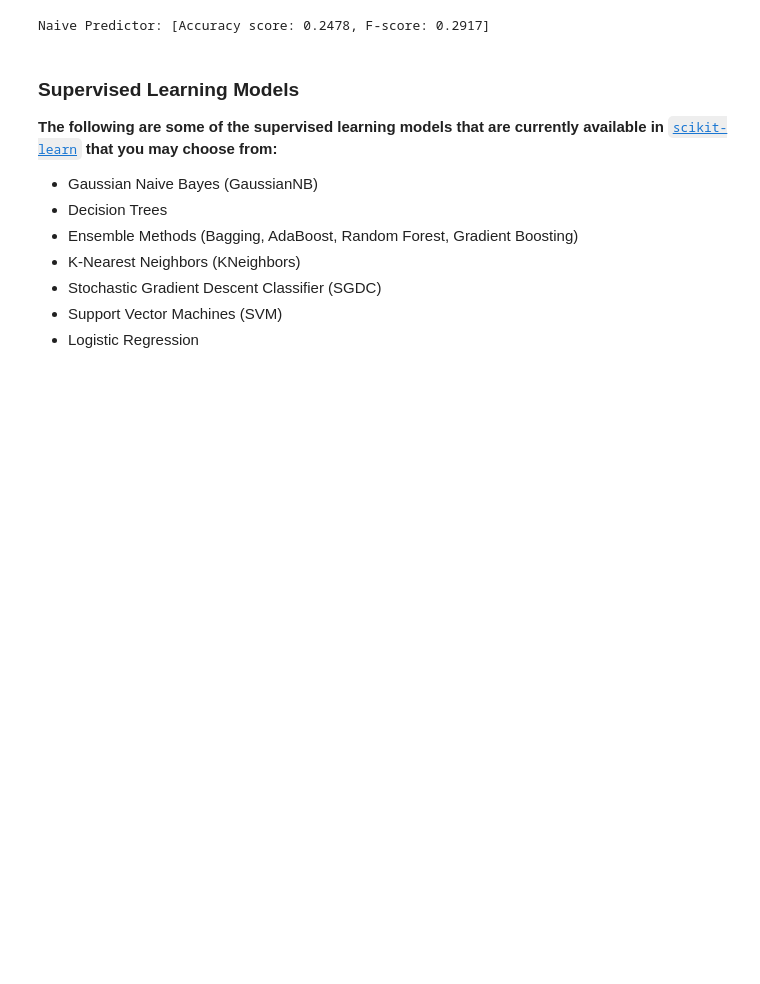
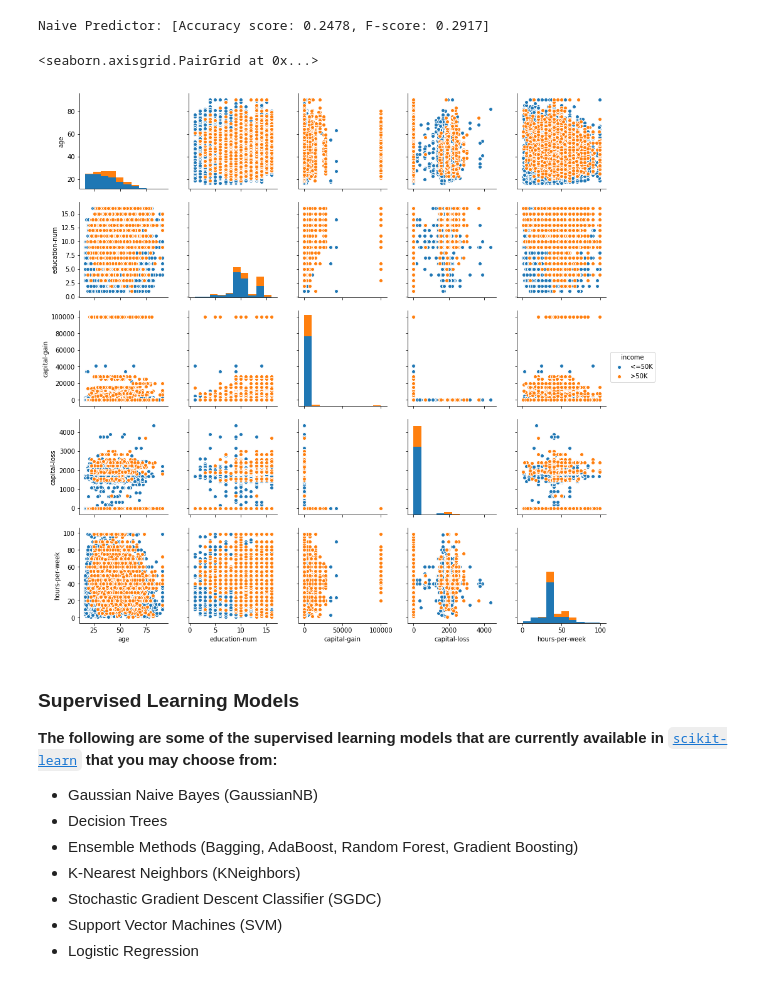
Before and after one commit to citrus09/machine-learning, a Jupyter notebook: projects/finding_donors/finding_donors.ipynb, the cells around one changed output. Drawn from its saved outputs; the diff is of its cells as text; code cells hidden in the pictures; blank space fills up the shorter version.

```diff
--- a/projects/finding_donors/finding_donors.ipynb
+++ b/projects/finding_donors/finding_donors.ipynb
@@ -283,6 +290,15 @@ fscore = (1 + (beta**2))*((precision*recall)/(((beta**2)*precision)+recall))
 print("Naive Predictor: [Accuracy score: {:.4f}, F-score: {:.4f}]".format(accuracy, fscore))
 # %% [output]
 Naive Predictor: [Accuracy score: 0.2478, F-score: 0.2917]
+# %%
+#R1
+# df_important_features = pd.concat((features_final, income), axis=1)[['income', 'capital-loss', 'age', 'capital-gain', 'hours-per-week', 'education-num']]
+# display(df_important_features.head(10))
+# sns.pairplot(df_important_features, hue="income")
+sns.pairplot(data, hue="income")
+# %% [output]
+<seaborn.axisgrid.PairGrid at 0x...>
+[figure, added]
 # %% [markdown]
 ###  Supervised Learning Models
 **The following are some of the supervised learning models that are currently available in** [`scikit-learn`](http://scikit-learn.org/stable/supervised_learning.html) **that you may choose from:**
```
Also changed, not shown: parts of 15 cells of this notebook, 2 other files.
